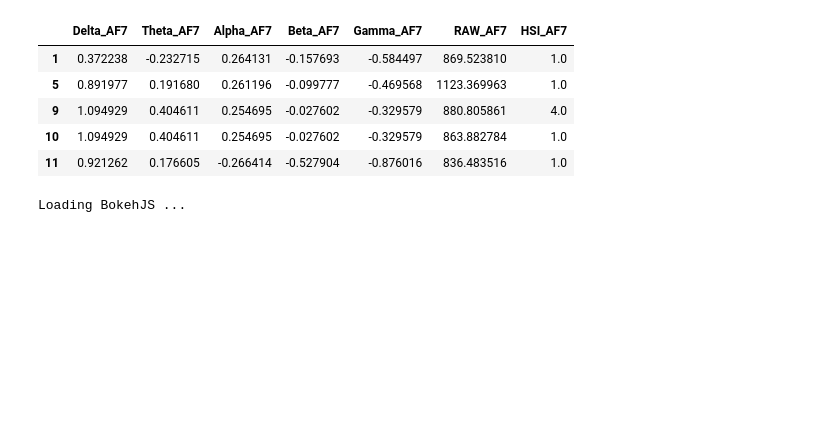
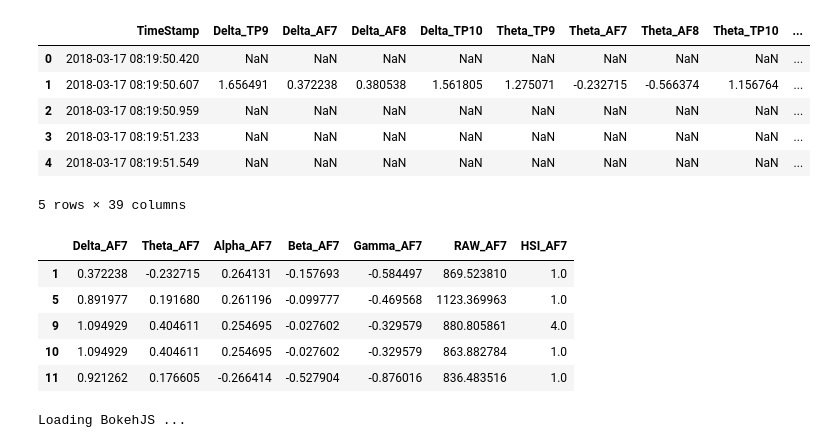
Before and after one commit to Zeleon/EEGprocessing, a Jupyter notebook: Zeleon_PlotEEG.ipynb, the cells around one changed output. Drawn from its saved outputs; the diff is of its cells as text; code cells hidden in the pictures; blank space fills up the shorter version.

```diff
--- a/Zeleon_PlotEEG.ipynb
+++ b/Zeleon_PlotEEG.ipynb
@@ -1,23 +11,27 @@
 # %%
-# load functions
-import pandas as pd
-import numpy as np
-import scipy as sp
-import matplotlib.pyplot as plt
-from bokeh.plotting import figure, show
-from bokeh.io import output_notebook
-from bokeh.palettes import Dark2_6
+# ####load data
 
+# ---Replace with data path---
+loadpath='~/Documents/Neurohacker/EEG/data/Batch2/'
 
-# load data
-loadpath='~/Documents/Neurohacker/EEG/data/Batch2/'
+# ---Replace with file name---
 loadfile='museMonitor_2018-03-17--08-05-18.csv'
 loadfile='museMonitor_2018-03-17--08-19-49.csv'
 #loadfile='museMonitor_2018-03-17--08-41-30.csv'
+
+# load
 loadpathfile_clean="{}clean-data/{}".format(loadpath,loadfile)
 loadpathfile_raw="{}raw-data/{}".format(loadpath,loadfile)
 dfc =pd.read_csv(loadpathfile_clean)
 dfr =pd.read_csv(loadpathfile_raw)
 
-#dfr.head()
+dfr.head()
+# %% [output]
+|  | TimeStamp | Delta_TP9 | Delta_AF7 | Delta_AF8 | Delta_TP10 | Theta_TP9 | Theta_AF7 | Theta_AF8 | Theta_TP10 | ... |
+| 0 | 2018-03-17 08:19:50.420 | NaN | NaN | NaN | NaN | NaN | NaN | NaN | NaN | ... |
+| 1 | 2018-03-17 08:19:50.607 | 1.656491 | 0.372238 | 0.380538 | 1.561805 | 1.275071 | -0.232715 | -0.566374 | 1.156764 | ... |
+| 2 | 2018-03-17 08:19:50.959 | NaN | NaN | NaN | NaN | NaN | NaN | NaN | NaN | ... |
+| 3 | 2018-03-17 08:19:51.233 | NaN | NaN | NaN | NaN | NaN | NaN | NaN | NaN | ... |
+| 4 | 2018-03-17 08:19:51.549 | NaN | NaN | NaN | NaN | NaN | NaN | NaN | NaN | ... |
+5 rows × 39 columns
 # %%
```
Also changed, not shown: parts of 5 cells of this notebook.
